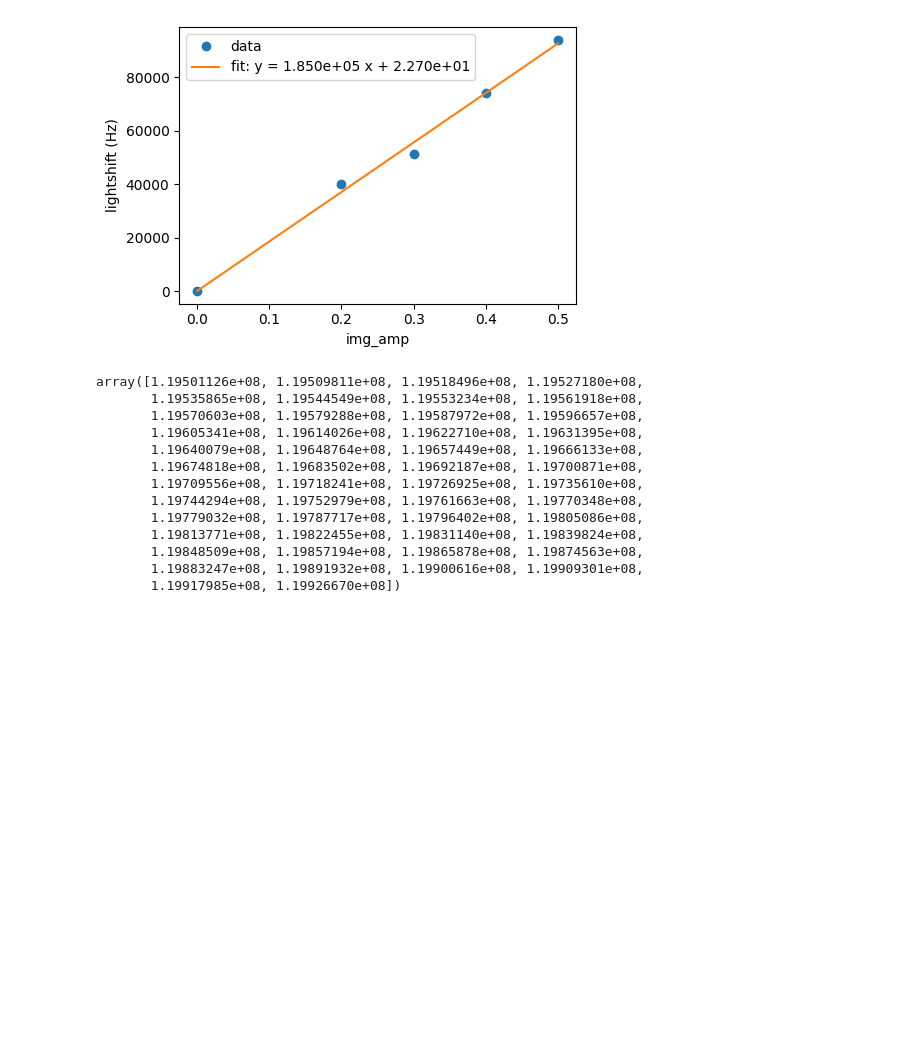
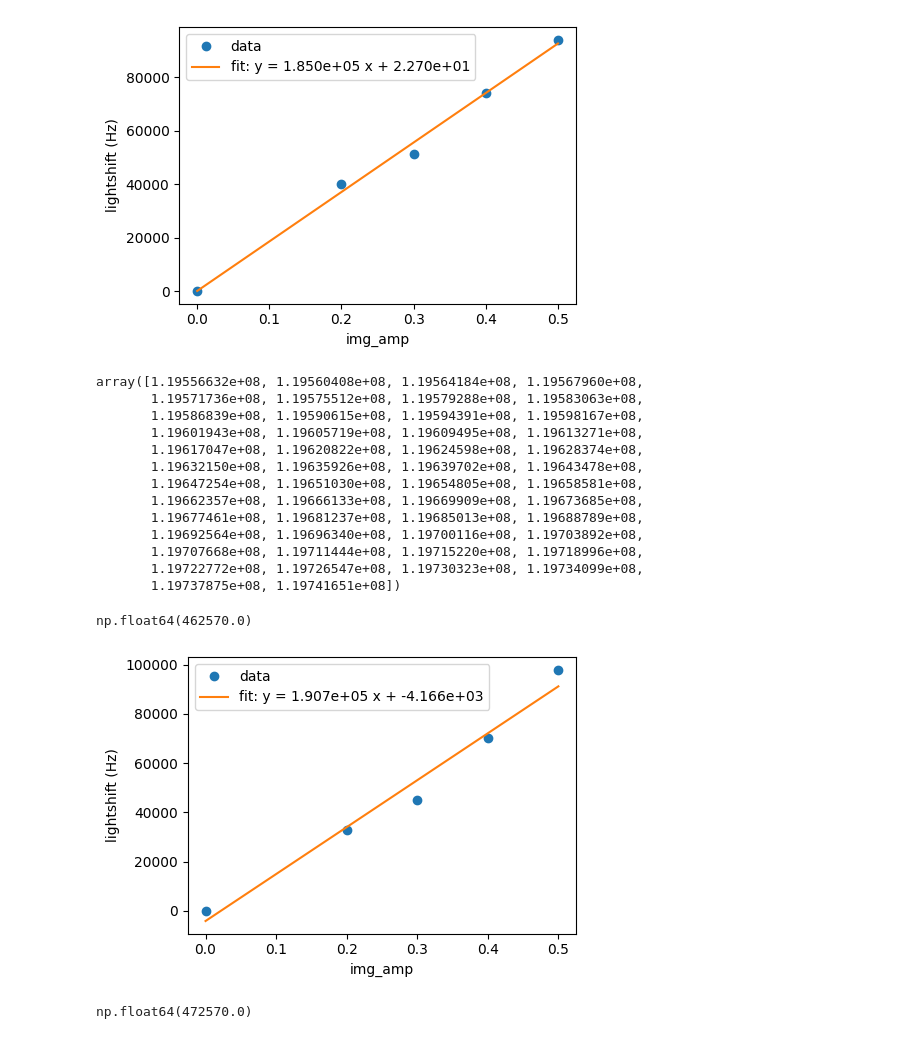
Before and after one commit to ucsb-amo/k-exp, a Jupyter notebook: kexp/experiments/HF_experiments/monitored_rabi/6_1_monitored_rabi/6_29_lightshift_calibration.ipynb, the cells around one changed output. Drawn from its saved outputs; the diff is of its cells as text; code cells hidden in the pictures; blank space fills up the shorter version.

```diff
--- a/kexp/experiments/HF_experiments/monitored_rabi/6_1_monitored_rabi/6_29_lightshift_calibration.ipynb
+++ b/kexp/experiments/HF_experiments/monitored_rabi/6_1_monitored_rabi/6_29_lightshift_calibration.ipynb
@@ -28,20 +28,57 @@ def lightshift_from_img_amp(img_amp):
 # %% [output]
 [figure]
 # %%
-imgamps = np.linspace(.2,2.5,50)
+imgamps = np.linspace(.5,1.5,50)
 
 119.4641e6 + lightshift_from_img_amp(imgamps)
 # %% [output]
-array([1.19501126e+08, 1.19509811e+08, 1.19518496e+08, 1.19527180e+08,
-       1.19535865e+08, 1.19544549e+08, 1.19553234e+08, 1.19561918e+08,
-       1.19570603e+08, 1.19579288e+08, 1.19587972e+08, 1.19596657e+08,
-       1.19605341e+08, 1.19614026e+08, 1.19622710e+08, 1.19631395e+08,
-       1.19640079e+08, 1.19648764e+08, 1.19657449e+08, 1.19666133e+08,
-       1.19674818e+08, 1.19683502e+08, 1.19692187e+08, 1.19700871e+08,
-       1.19709556e+08, 1.19718241e+08, 1.19726925e+08, 1.19735610e+08,
-       1.19744294e+08, 1.19752979e+08, 1.19761663e+08, 1.19770348e+08,
-       1.19779032e+08, 1.19787717e+08, 1.19796402e+08, 1.19805086e+08,
-       1.19813771e+08, 1.19822455e+08, 1.19831140e+08, 1.19839824e+08,
-       1.19848509e+08, 1.19857194e+08, 1.19865878e+08, 1.19874563e+08,
-       1.19883247e+08, 1.19891932e+08, 1.19900616e+08, 1.19909301e+08,
-       1.19917985e+08, 1.19926670e+08])
+array([1.19556632e+08, 1.19560408e+08, 1.19564184e+08, 1.19567960e+08,
+       1.19571736e+08, 1.19575512e+08, 1.19579288e+08, 1.19583063e+08,
+       1.19586839e+08, 1.19590615e+08, 1.19594391e+08, 1.19598167e+08,
+       1.19601943e+08, 1.19605719e+08, 1.19609495e+08, 1.19613271e+08,
+       1.19617047e+08, 1.19620822e+08, 1.19624598e+08, 1.19628374e+08,
+       1.19632150e+08, 1.19635926e+08, 1.19639702e+08, 1.19643478e+08,
+       1.19647254e+08, 1.19651030e+08, 1.19654805e+08, 1.19658581e+08,
+       1.19662357e+08, 1.19666133e+08, 1.19669909e+08, 1.19673685e+08,
+       1.19677461e+08, 1.19681237e+08, 1.19685013e+08, 1.19688789e+08,
+       1.19692564e+08, 1.19696340e+08, 1.19700116e+08, 1.19703892e+08,
+       1.19707668e+08, 1.19711444e+08, 1.19715220e+08, 1.19718996e+08,
+       1.19722772e+08, 1.19726547e+08, 1.19730323e+08, 1.19734099e+08,
+       1.19737875e+08, 1.19741651e+08])
+# %%
+lightshift_from_img_amp(2.5)
+# %% [output]
+np.float64(462570.0)
+# %%
+import numpy as np
+
+img_amps = np.array([0.,.2,.3,.4,.5])
+lightshifts = np.array([0.,33.e3,45.14e3,70.e3,98.e3])
+
+import matplotlib.pyplot as plt
+
+# Linear fit: lightshift = m * img_amp + b
+m, b = np.polyfit(img_amps, lightshifts, 1)
+
+# Plot data + fit
+xfit = np.linspace(img_amps.min(), img_amps.max(), 200)
+yfit = m * xfit + b
+
+plt.figure(figsize=(5, 3.5))
+plt.plot(img_amps, lightshifts, "o", label="data")
+plt.plot(xfit, yfit, "-", label=f"fit: y = {m:.3e} x + {b:.3e}")
+plt.xlabel("img_amp")
+plt.ylabel("lightshift (Hz)")
+plt.legend()
+plt.tight_layout()
+plt.show()
+
+def lightshift_from_img_amp(img_amp):
+    """Return fitted lightshift (Hz) for a given img_amp (scalar or array)."""
+    return m * np.asarray(img_amp) + b
+# %% [output]
+[figure, added]
+# %%
+lightshift_from_img_amp(2.5)
+# %% [output]
+np.float64(472570.0)
```
Also changed, not shown: parts of 2 cells of this notebook, 11 other files.
